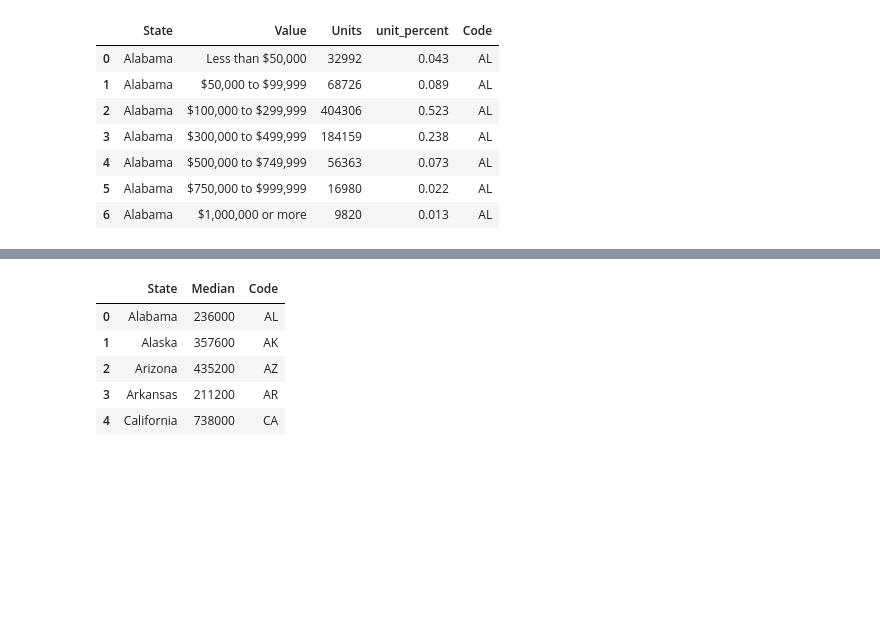
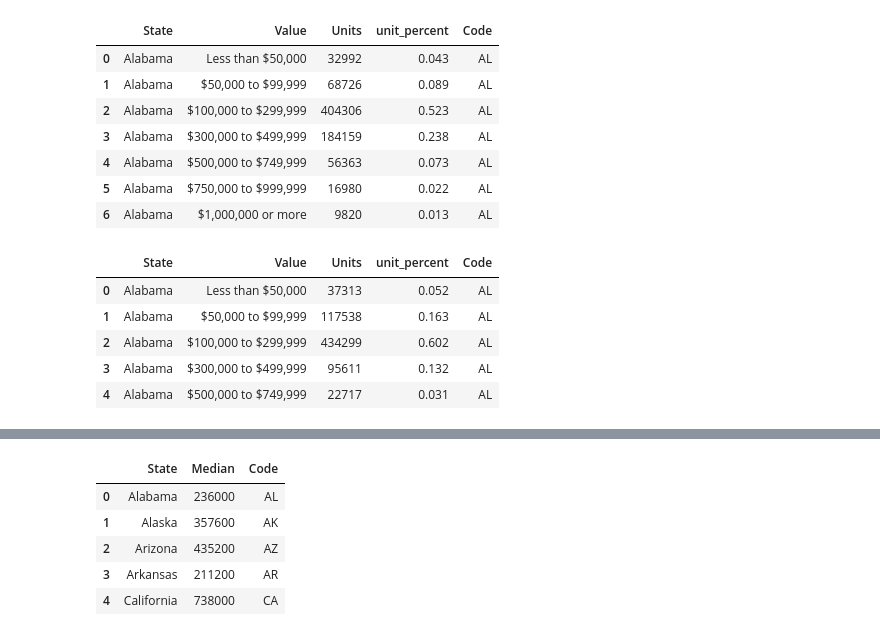
Before and after one commit to syaldram/RealEstate-vs-Demographics, a Jupyter notebook: demo.ipynb, the cells around one changed output, grey strips where cells are left out. Drawn from its saved outputs; the diff is of its cells as text; code cells hidden in the pictures; blank space fills up the shorter version.

```diff
--- a/demo.ipynb
+++ b/demo.ipynb
@@ -505,11 +508,16 @@ mortgage_data.head()
 # %%
 home_value = mortgage_data.iloc[[2,3,4,5,6,7,8,9]]
+# %%
+home_value19 = mortgage_data19.iloc[[2,3,4,5,6,7,8,9]]
 # %%
 def convert_value(value):
-    if '%' in value:
-        return float(value.replace('%', '')) / 100  # Convert percentage to a decimal
-    else:
-        return int(value.replace(',', ''))  # Remove commas and convert to integer
+    try:
+        if '%' in value:
+            return float(value.replace('%', '')) / 100  # Convert percentage to a decimal
+        else:
+            return int(value.replace(',', ''))  # Remove commas and convert to integer
+    except TypeError:
+        return value  # If the value is already a float, return it as it is
 # %%
 def dataframe_sanitize(df):
     dict_mortgage = df.to_dict()
@@ -562,6 +570,17 @@ df[df['State']=='Alabama']
 | 4 | Alabama | $500,000 to $749,999 | 56363 | 0.073 | AL |
 | 5 | Alabama | $750,000 to $999,999 | 16980 | 0.022 | AL |
 | 6 | Alabama | $1,000,000 or more | 9820 | 0.013 | AL |
+# %%
+df19, df_median19 = dataframe_sanitize(home_value19)
+# %%
+df19.head()
+# %% [output]
+|  | State | Value | Units | unit_percent | Code |
+| 0 | Alabama | Less than $50,000 | 37313 | 0.052 | AL |
+| 1 | Alabama | $50,000 to $99,999 | 117538 | 0.163 | AL |
+| 2 | Alabama | $100,000 to $299,999 | 434299 | 0.602 | AL |
+| 3 | Alabama | $300,000 to $499,999 | 95611 | 0.132 | AL |
+| 4 | Alabama | $500,000 to $749,999 | 22717 | 0.031 | AL |
 # %%
 def graph_bar(df, state: str, data_year: str):
     target_state = df[df['State']==state]
```
Also changed, not shown: parts of 5 cells of this notebook, 50 other files.
